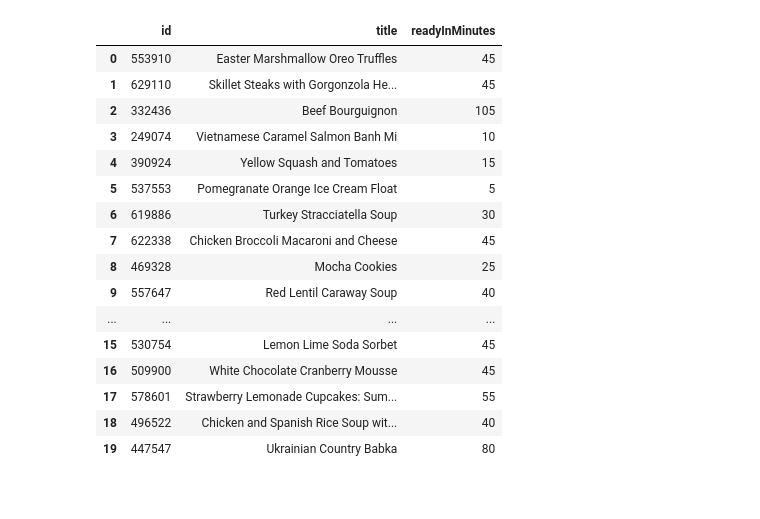
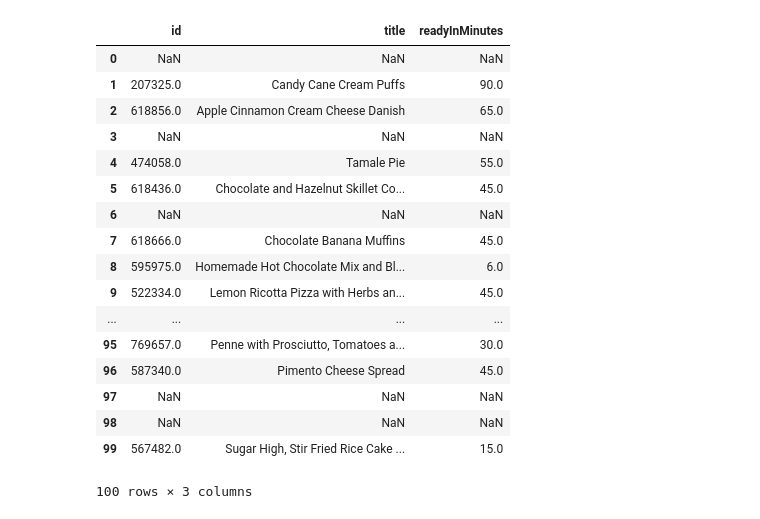
Before and after one commit to amwanjesa/FuzzyFoodieFarm, a Jupyter notebook: RandomRecipeNutrients.ipynb, the cells around one changed output. Drawn from its saved outputs; the diff is of its cells as text; code cells hidden in the pictures.

```diff
--- a/RandomRecipeNutrients.ipynb
+++ b/RandomRecipeNutrients.ipynb
@@ -2,8 +2,8 @@
 import unirest
 import pandas as pd
 
-# get 20 random recipes
-response = unirest.get("https://spoonacular-recipe-food-nutrition-v1.p.mashape.com/recipes/random?limitLicense=false&number=20",
+# get 100 random recipes
+response = unirest.get("https://spoonacular-recipe-food-nutrition-v1.p.mashape.com/recipes/random?limitLicense=false&number=100",
   headers={
     "X-Mashape-Key": "uI9T1GTt8nmshcUUWJOjq8TQNGBgp1P9Zffjsn7dAbkmTSDt1k",
     "Accept": "application/json"
@@ -12,24 +12,25 @@ response = unirest.get("https://spoonacular-recipe-food-nutrition-v1.p.mashape.c
 # %%
 # get relevant data of the recipes and put it in a dataframe
 testData = response.body
-testFrame = pd.DataFrame(testData['recipes'], columns=['id', 'title', 'readyInMinutes'])
+testFrame = pd.DataFrame(testData['recipes'], columns=['id', 'title', 'readyInMinutes'], dtype=np.int)
 testFrame
 # %% [output]
 |  | id | title | readyInMinutes |
-| 0 | 553910 | Easter Marshmallow Oreo Truffles | 45 |
-| 1 | 629110 | Skillet Steaks with Gorgonzola He... | 45 |
-| 2 | 332436 | Beef Bourguignon | 105 |
-| 3 | 249074 | Vietnamese Caramel Salmon Banh Mi | 10 |
-| 4 | 390924 | Yellow Squash and Tomatoes | 15 |
-| 5 | 537553 | Pomegranate Orange Ice Cream Float | 5 |
-| 6 | 619886 | Turkey Stracciatella Soup | 30 |
-| 7 | 622338 | Chicken Broccoli Macaroni and Cheese | 45 |
-| 8 | 469328 | Mocha Cookies | 25 |
-| 9 | 557647 | Red Lentil Caraway Soup | 40 |
+| 0 | NaN | NaN | NaN |
+| 1 | 207325.0 | Candy Cane Cream Puffs | 90.0 |
+| 2 | 618856.0 | Apple Cinnamon Cream Cheese Danish | 65.0 |
+| 3 | NaN | NaN | NaN |
+| 4 | 474058.0 | Tamale Pie | 55.0 |
+| 5 | 618436.0 | Chocolate and Hazelnut Skillet Co... | 45.0 |
+| 6 | NaN | NaN | NaN |
+| 7 | 618666.0 | Chocolate Banana Muffins | 45.0 |
+| 8 | 595975.0 | Homemade Hot Chocolate Mix and Bl... | 6.0 |
+| 9 | 522334.0 | Lemon Ricotta Pizza with Herbs an... | 45.0 |
 | ... | ... | ... | ... |
-| 15 | 530754 | Lemon Lime Soda Sorbet | 45 |
-| 16 | 509900 | White Chocolate Cranberry Mousse | 45 |
-| 17 | 578601 | Strawberry Lemonade Cupcakes: Sum... | 55 |
-| 18 | 496522 | Chicken and Spanish Rice Soup wit... | 40 |
-| 19 | 447547 | Ukrainian Country Babka | 80 |
+| 95 | 769657.0 | Penne with Prosciutto, Tomatoes a... | 30.0 |
+| 96 | 587340.0 | Pimento Cheese Spread | 45.0 |
+| 97 | NaN | NaN | NaN |
+| 98 | NaN | NaN | NaN |
+| 99 | 567482.0 | Sugar High, Stir Fried Rice Cake ... | 15.0 |
+100 rows × 3 columns
 # %%
```
Also changed, not shown: parts of 5 cells of this notebook, 1 other file.
